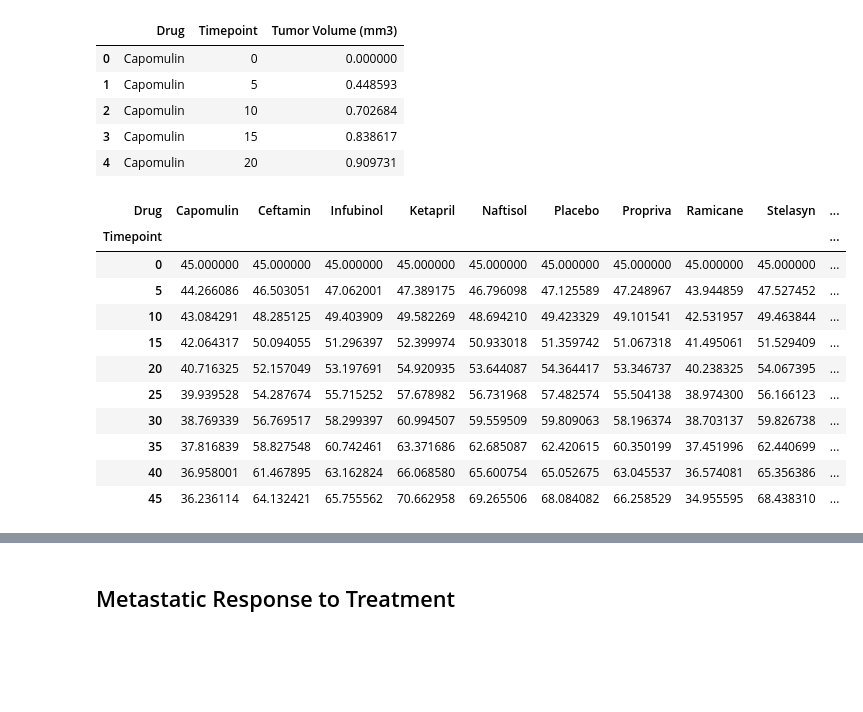
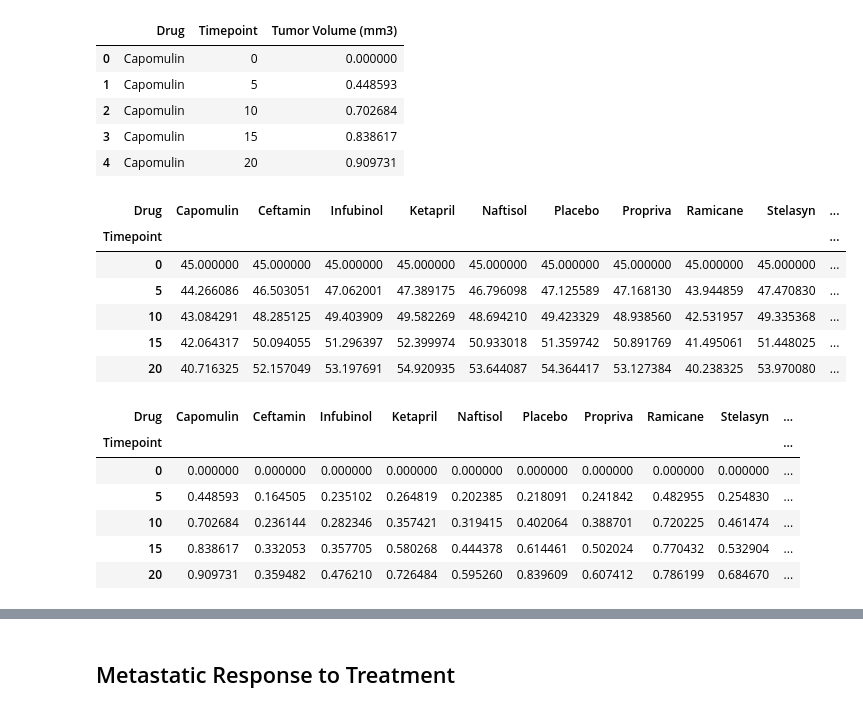
Before and after one commit to bowielh/05_Matplotlib, a Jupyter notebook: Pymaceuticals/pymaceuticals.ipynb, the cells around one changed output, grey strips where cells are left out. Cells and saved outputs as stored; diff of their text form; code cells hidden in the pictures; blank space fills up the shorter version.

```diff
--- a/Pymaceuticals/pymaceuticals.ipynb
+++ b/Pymaceuticals/pymaceuticals.ipynb
@@ -6,11 +6,7 @@ import pandas as pd
 import numpy as np
 from pathlib import Path
 
-# Hide warning messages in notebook
-#import warnings
-#warnings.filterwarnings('ignore')
-
-# File to Load (Remember to Change These)
+# Path and files to Load
 data_folder_in = (Path('/01_Data_Analytics/Git_Clones/UTAUS201807DATA2/\
 homework-instructions/05-Matplotlib/Instructions/Pymaceuticals/data/'))
 
@@ -24,10 +20,11 @@ df_clinic = pd.read_csv(clinical_trial_data_to_load)
 # Combine the data into a single dataset
 df_combo = df_clinic.merge(df_mouse, on = 'Mouse ID')
 
+# Discard duplicate data on mouse id g989
+df_combo = df_combo.loc[df_combo['Mouse ID'] != 'g989']
+
 # Display the data table for preview
 df_combo.head()
-
-#df_combo.loc[df_combo['Mouse ID'] == 'g989']
 # %% [output]
 |  | Mouse ID | Timepoint | Tumor Volume (mm3) | Metastatic Sites | Drug |
 | 0 | b128 | 0 | 45.000000 | 0 | Capomulin |
@@ -70,22 +63,27 @@ tumor_sem.head()
 # %%
 # Minor Data Munging to Re-Format the Data Frames
 tumor_mean = tumor_mean.pivot(index = 'Timepoint', columns = 'Drug', values ='Tumor Volume (mm3)')
 tumor_sem = tumor_sem.pivot(index = 'Timepoint', columns = 'Drug', values ='Tumor Volume (mm3)')
 
 # Preview that Reformatting worked
-tumor_mean
+tumor_mean.head()
 # %% [output]
 | Drug | Capomulin | Ceftamin | Infubinol | Ketapril | Naftisol | Placebo | Propriva | Ramicane | Stelasyn | ... |
 | Timepoint |  |  |  |  |  |  |  |  |  | ... |
 | 0 | 45.000000 | 45.000000 | 45.000000 | 45.000000 | 45.000000 | 45.000000 | 45.000000 | 45.000000 | 45.000000 | ... |
-| 5 | 44.266086 | 46.503051 | 47.062001 | 47.389175 | 46.796098 | 47.125589 | 47.248967 | 43.944859 | 47.527452 | ... |
-| 10 | 43.084291 | 48.285125 | 49.403909 | 49.582269 | 48.694210 | 49.423329 | 49.101541 | 42.531957 | 49.463844 | ... |
-| 15 | 42.064317 | 50.094055 | 51.296397 | 52.399974 | 50.933018 | 51.359742 | 51.067318 | 41.495061 | 51.529409 | ... |
-| 20 | 40.716325 | 52.157049 | 53.197691 | 54.920935 | 53.644087 | 54.364417 | 53.346737 | 40.238325 | 54.067395 | ... |
-| 25 | 39.939528 | 54.287674 | 55.715252 | 57.678982 | 56.731968 | 57.482574 | 55.504138 | 38.974300 | 56.166123 | ... |
-| 30 | 38.769339 | 56.769517 | 58.299397 | 60.994507 | 59.559509 | 59.809063 | 58.196374 | 38.703137 | 59.826738 | ... |
-| 35 | 37.816839 | 58.827548 | 60.742461 | 63.371686 | 62.685087 | 62.420615 | 60.350199 | 37.451996 | 62.440699 | ... |
-| 40 | 36.958001 | 61.467895 | 63.162824 | 66.068580 | 65.600754 | 65.052675 | 63.045537 | 36.574081 | 65.356386 | ... |
-| 45 | 36.236114 | 64.132421 | 65.755562 | 70.662958 | 69.265506 | 68.084082 | 66.258529 | 34.955595 | 68.438310 | ... |
+| 5 | 44.266086 | 46.503051 | 47.062001 | 47.389175 | 46.796098 | 47.125589 | 47.168130 | 43.944859 | 47.470830 | ... |
+| 10 | 43.084291 | 48.285125 | 49.403909 | 49.582269 | 48.694210 | 49.423329 | 48.938560 | 42.531957 | 49.335368 | ... |
+| 15 | 42.064317 | 50.094055 | 51.296397 | 52.399974 | 50.933018 | 51.359742 | 50.891769 | 41.495061 | 51.448025 | ... |
+| 20 | 40.716325 | 52.157049 | 53.197691 | 54.920935 | 53.644087 | 54.364417 | 53.127384 | 40.238325 | 53.970080 | ... |
+# %%
+tumor_sem.head()
+# %% [output]
+| Drug | Capomulin | Ceftamin | Infubinol | Ketapril | Naftisol | Placebo | Propriva | Ramicane | Stelasyn | ... |
+| Timepoint |  |  |  |  |  |  |  |  |  | ... |
+| 0 | 0.000000 | 0.000000 | 0.000000 | 0.000000 | 0.000000 | 0.000000 | 0.000000 | 0.000000 | 0.000000 | ... |
+| 5 | 0.448593 | 0.164505 | 0.235102 | 0.264819 | 0.202385 | 0.218091 | 0.241842 | 0.482955 | 0.254830 | ... |
+| 10 | 0.702684 | 0.236144 | 0.282346 | 0.357421 | 0.319415 | 0.402064 | 0.388701 | 0.720225 | 0.461474 | ... |
+| 15 | 0.838617 | 0.332053 | 0.357705 | 0.580268 | 0.444378 | 0.614461 | 0.502024 | 0.770432 | 0.532904 | ... |
+| 20 | 0.909731 | 0.359482 | 0.476210 | 0.726484 | 0.595260 | 0.839609 | 0.607412 | 0.786199 | 0.684670 | ... |
 # %%
 # Generate the Plot (with Error Bars)
```
Also changed, not shown: parts of 16 cells of this notebook, 2 other files.
